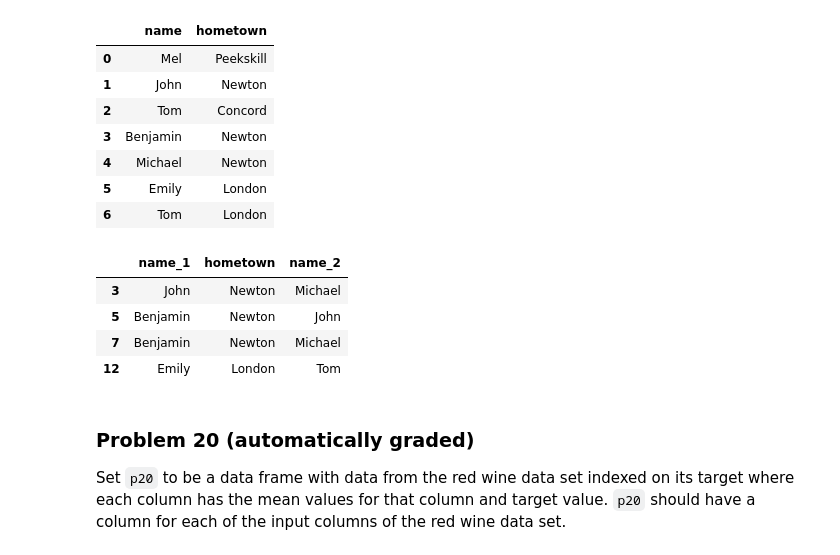
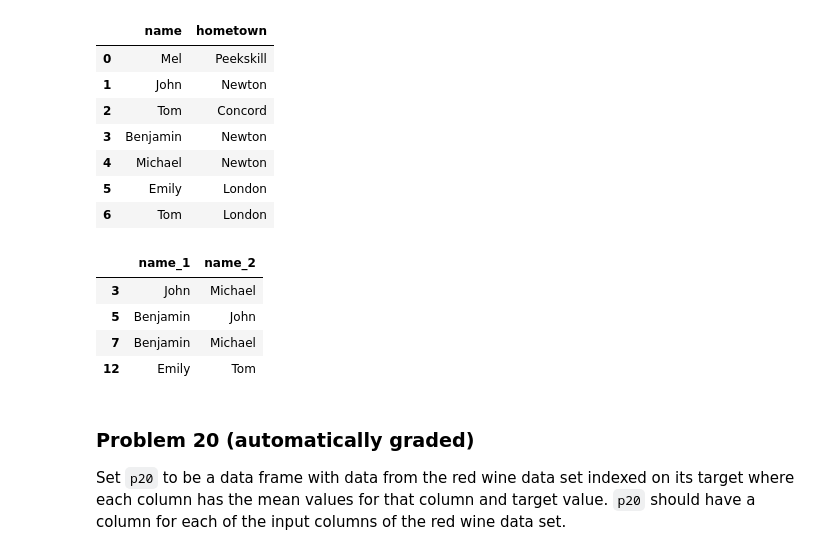
Before and after one commit to calebhadley1/dx602-homework-10, a Jupyter notebook: homework.ipynb, the cells around one changed output. Drawn from its saved outputs; the diff is of its cells as text; code cells hidden in the pictures.

```diff
--- a/homework.ipynb
+++ b/homework.ipynb
@@ -389,14 +389,14 @@ q19
 # %%
 # YOUR CHANGES HERE
 
-p19 = pd.merge(q19, q19, on='hometown', suffixes=('_1', '_2')).query("name_1 < name_2")
+p19 = pd.merge(q19, q19, on='hometown', suffixes=('_1', '_2')).query("name_1 < name_2").drop('hometown', axis=1)
 p19
 # %% [output]
-|  | name_1 | hometown | name_2 |
-| 3 | John | Newton | Michael |
-| 5 | Benjamin | Newton | John |
-| 7 | Benjamin | Newton | Michael |
-| 12 | Emily | London | Tom |
+|  | name_1 | name_2 |
+| 3 | John | Michael |
+| 5 | Benjamin | John |
+| 7 | Benjamin | Michael |
+| 12 | Emily | Tom |
 # %% [markdown]
 ### Problem 20 (automatically graded)
 
```
Also changed, not shown: parts of 2 cells of this notebook.
